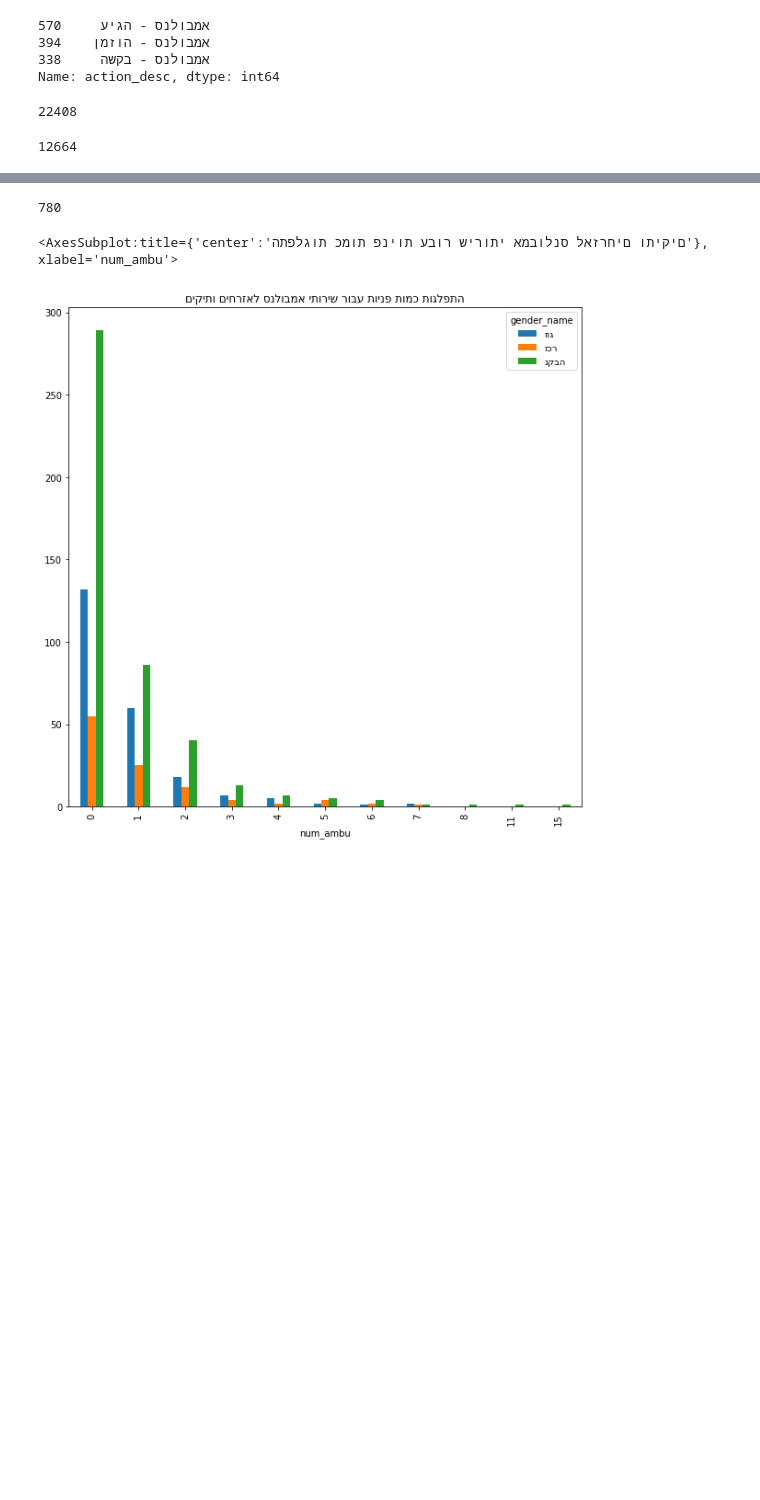
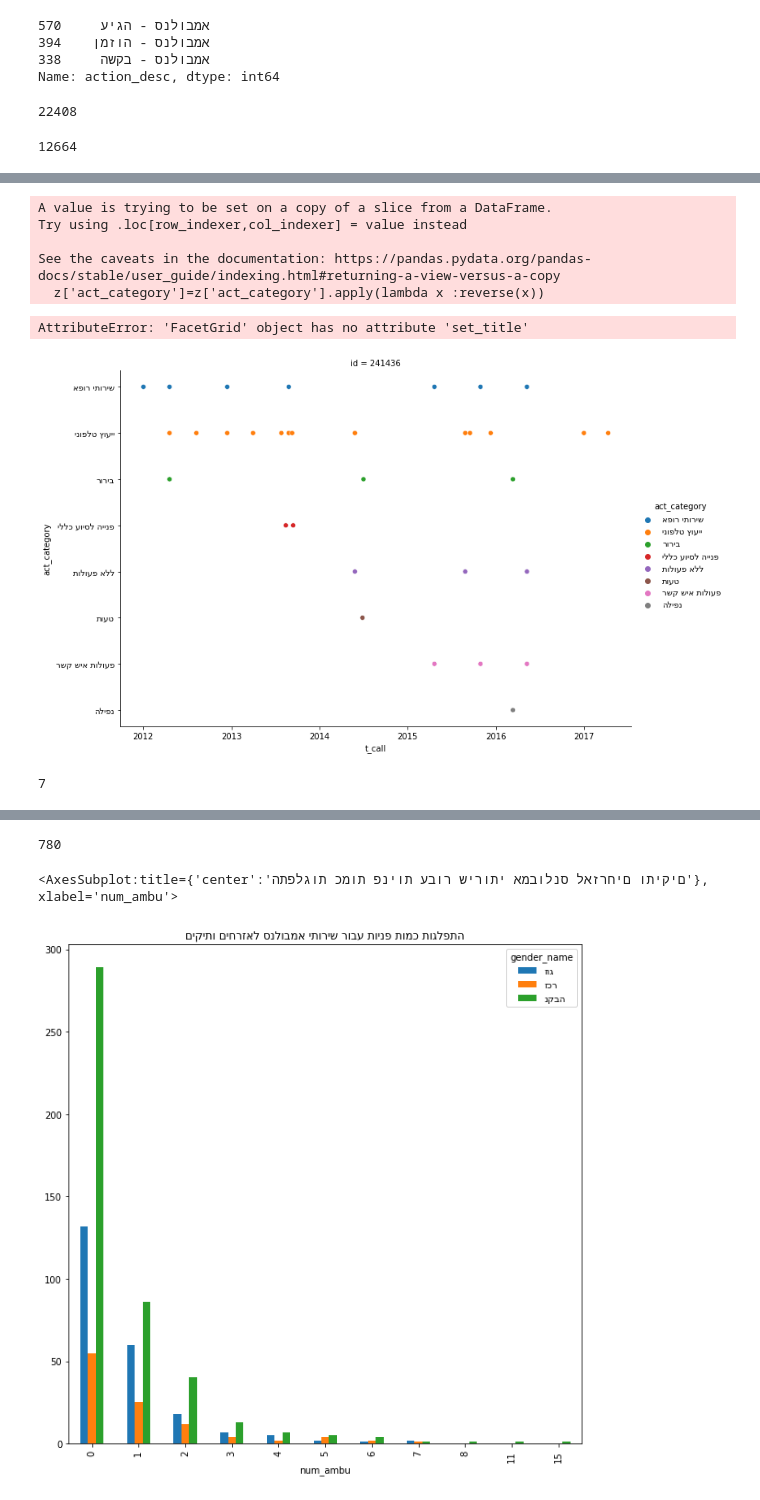
Before and after one commit to yarontal94/final_project, a Jupyter notebook: advanced_prepross.ipynb, the cells around one changed output, grey strips where cells are left out. Saved outputs shown, nothing was run; the diff lists cells and outputs as text; code cells hidden in the pictures; blank space fills up the shorter version.

```diff
--- a/advanced_prepross.ipynb
+++ b/advanced_prepross.ipynb
@@ -68,0 +85,14 @@ df=y.copy()
+# %%
+
+z=df[df['id']==241436]
+z['act_category']=z['act_category'].apply(lambda x :reverse(x))
+ax=sns.relplot(data=z, x="t_call", y="act_category", hue="act_category", col="id",height=7,aspect=1.5)
+ax.set_title(reverse('כמות פניות ממוצעת לפי מגדר וסוג קטגוריית פניה'),fontdict={'fontsize': 20, 'fontweight': 'medium','color':'gray'})
+# %% [output]
+A value is trying to be set on a copy of a slice from a DataFrame.
+Try using .loc[row_indexer,col_indexer] = value instead
+
+See the caveats in the documentation: https://pandas.pydata.org/pandas-docs/stable/user_guide/indexing.html#returning-a-view-versus-a-copy
+  z['act_category']=z['act_category'].apply(lambda x :reverse(x))
+AttributeError: 'FacetGrid' object has no attribute 'set_title'
+[figure, added]
@@ -68,0 +113,5 @@ df=y.copy()
+# %%
+val=df.loc[(df['id']==241436)&(df['t_call']<=df['t_call'].max())]['act_category__שירותי רופא'].sum()
+val
+# %% [output]
+7
```
Also changed, not shown: parts of 27 cells of this notebook, 1 other file.
